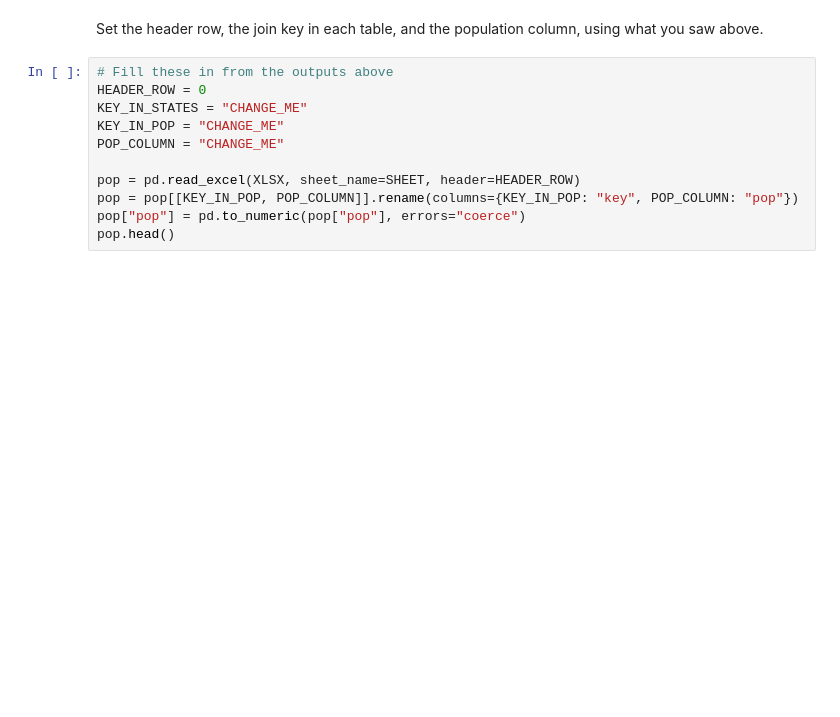
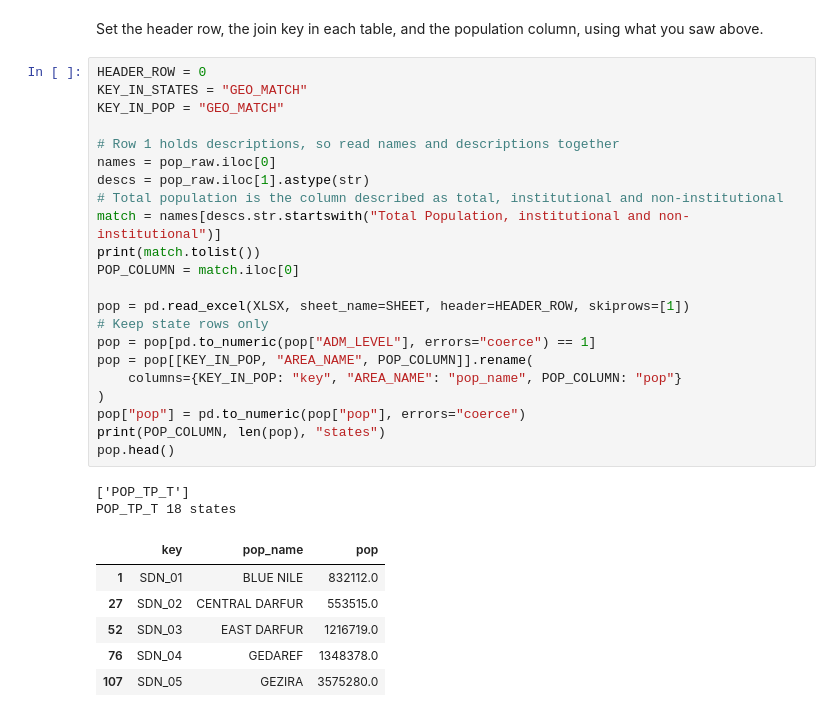
Before and after one commit to MuniebA/kharita, a Jupyter notebook: notebooks/00_sudan_data.ipynb, the cells around one changed output. Drawn from its saved outputs; the diff is of its cells as text; blank space fills up the shorter version.

```diff
--- a/notebooks/00_sudan_data.ipynb
+++ b/notebooks/00_sudan_data.ipynb
@@ -40,16 +101,36 @@ pop_raw.head(15)
 # %% [markdown]
 Set the header row, the join key in each table, and the population column, using what you saw above.
 # %%
-# Fill these in from the outputs above
 HEADER_ROW = 0
-KEY_IN_STATES = "CHANGE_ME"
-KEY_IN_POP = "CHANGE_ME"
-POP_COLUMN = "CHANGE_ME"
+KEY_IN_STATES = "GEO_MATCH"
+KEY_IN_POP = "GEO_MATCH"
 
-pop = pd.read_excel(XLSX, sheet_name=SHEET, header=HEADER_ROW)
-pop = pop[[KEY_IN_POP, POP_COLUMN]].rename(columns={KEY_IN_POP: "key", POP_COLUMN: "pop"})
+# Row 1 holds descriptions, so read names and descriptions together
+names = pop_raw.iloc[0]
+descs = pop_raw.iloc[1].astype(str)
+# Total population is the column described as total, institutional and non-institutional
+match = names[descs.str.startswith("Total Population, institutional and non-institutional")]
+print(match.tolist())
+POP_COLUMN = match.iloc[0]
+
+pop = pd.read_excel(XLSX, sheet_name=SHEET, header=HEADER_ROW, skiprows=[1])
+# Keep state rows only
+pop = pop[pd.to_numeric(pop["ADM_LEVEL"], errors="coerce") == 1]
+pop = pop[[KEY_IN_POP, "AREA_NAME", POP_COLUMN]].rename(
+    columns={KEY_IN_POP: "key", "AREA_NAME": "pop_name", POP_COLUMN: "pop"}
+)
 pop["pop"] = pd.to_numeric(pop["pop"], errors="coerce")
+print(POP_COLUMN, len(pop), "states")
 pop.head()
+# %% [output]
+['POP_TP_T']
+POP_TP_T 18 states
+|  | key | pop_name | pop |
+| 1 | SDN_01 | BLUE NILE | 832112.0 |
+| 27 | SDN_02 | CENTRAL DARFUR | 553515.0 |
+| 52 | SDN_03 | EAST DARFUR | 1216719.0 |
+| 76 | SDN_04 | GEDAREF | 1348378.0 |
+| 107 | SDN_05 | GEZIRA | 3575280.0 |
 # %%
 # Join, report anything that failed to match
 states = states_raw.rename(columns={KEY_IN_STATES: "key"})
```
Also changed, not shown: parts of 10 cells of this notebook, 1 other file.
